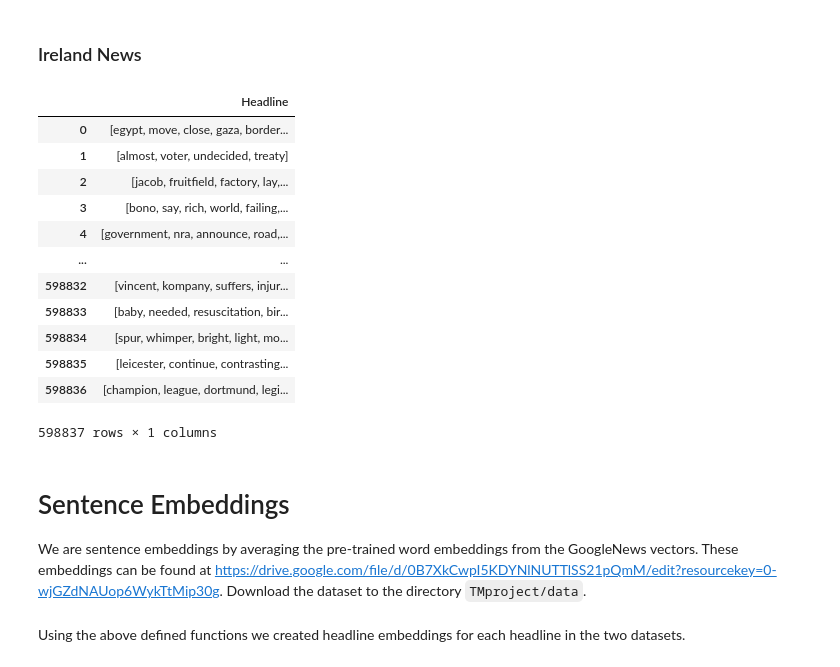
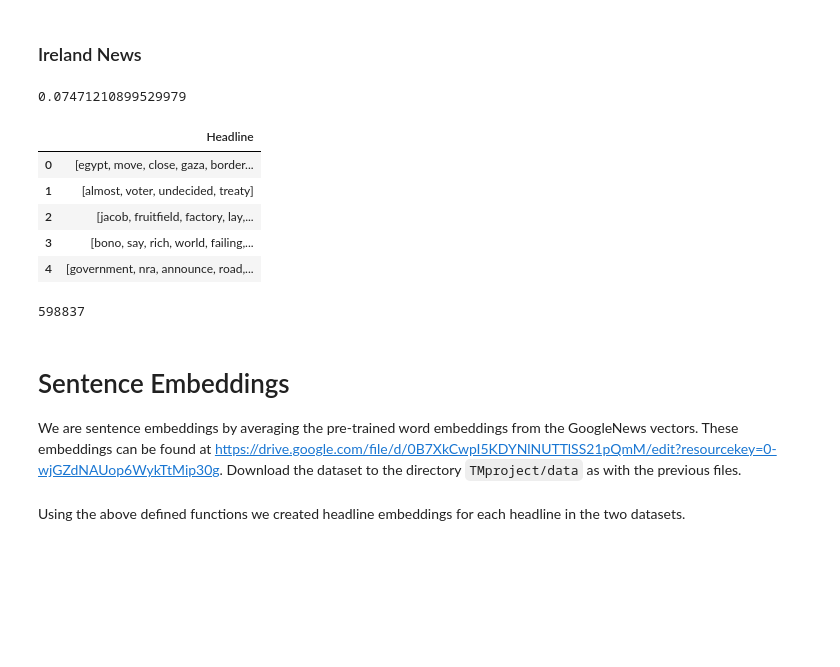
Before and after one commit to norahahr/TMproject, a Jupyter notebook: clustering.ipynb, the cells around one changed output. Saved outputs shown, nothing was run; the diff lists cells and outputs as text; code cells hidden in the pictures; blank space fills up the shorter version.

````diff
--- a/clustering.ipynb
+++ b/clustering.ipynb
@@ -126,24 +133,27 @@ print(t)
 # %% [markdown]
 ### Ireland News
-# %%
-ireland_pp = preprocessing(ireland)
-ireland_pp
-# %% [output]
-|  | Headline |
-| 0 | [egypt, move, close, gaza, border... |
-| 1 | [almost, voter, undecided, treaty] |
-| 2 | [jacob, fruitfield, factory, lay,... |
-| 3 | [bono, say, rich, world, failing,... |
-| 4 | [government, nra, announce, road,... |
-| ... | ... |
-| 598832 | [vincent, kompany, suffers, injur... |
-| 598833 | [baby, needed, resuscitation, bir... |
-| 598834 | [spur, whimper, bright, light, mo... |
-| 598835 | [leicester, continue, contrasting... |
-| 598836 | [champion, league, dortmund, legi... |
-598837 rows × 1 columns
+# %%
+# Pre-processing the Irish Times dataset
+ireland_pp = preprocessing(ireland)
+t = timeit.timeit(lambda:ireland_pp)
+print(t)
+# %% [output]
+0.07471210899529979
+# %%
+ireland_pp.head()
+# %% [output]
+|  | Headline |
+| 0 | [egypt, move, close, gaza, border... |
+| 1 | [almost, voter, undecided, treaty] |
+| 2 | [jacob, fruitfield, factory, lay,... |
+| 3 | [bono, say, rich, world, failing,... |
+| 4 | [government, nra, announce, road,... |
+# %%
+len(ireland_pp)
+# %% [output]
+598837
 # %% [markdown]
 # Sentence Embeddings
 
-We are sentence embeddings by averaging the pre-trained word embeddings from the GoogleNews vectors. These embeddings can be found at https://drive.google.com/file/d/0B7XkCwpI5KDYNlNUTTlSS21pQmM/edit?resourcekey=0-wjGZdNAUop6WykTtMip30g. Download the dataset to the directory ```TMproject/data```.
+We are sentence embeddings by averaging the pre-trained word embeddings from the GoogleNews vectors. These embeddings can be found at https://drive.google.com/file/d/0B7XkCwpI5KDYNlNUTTlSS21pQmM/edit?resourcekey=0-wjGZdNAUop6WykTtMip30g. Download the dataset to the directory ```TMproject/data``` as with the previous files.
 # %%
````
Also changed, not shown: parts of 40 cells of this notebook.
